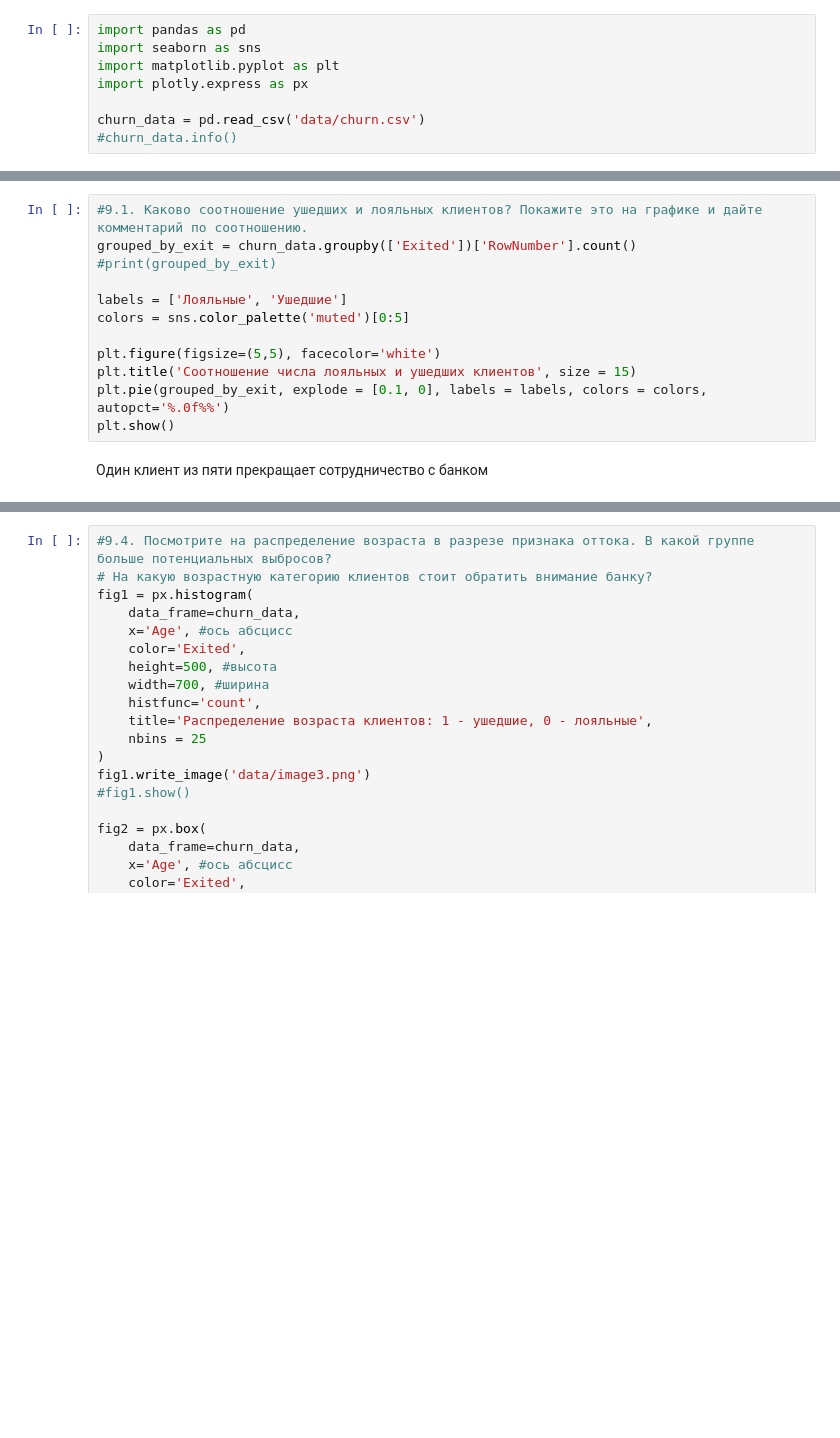
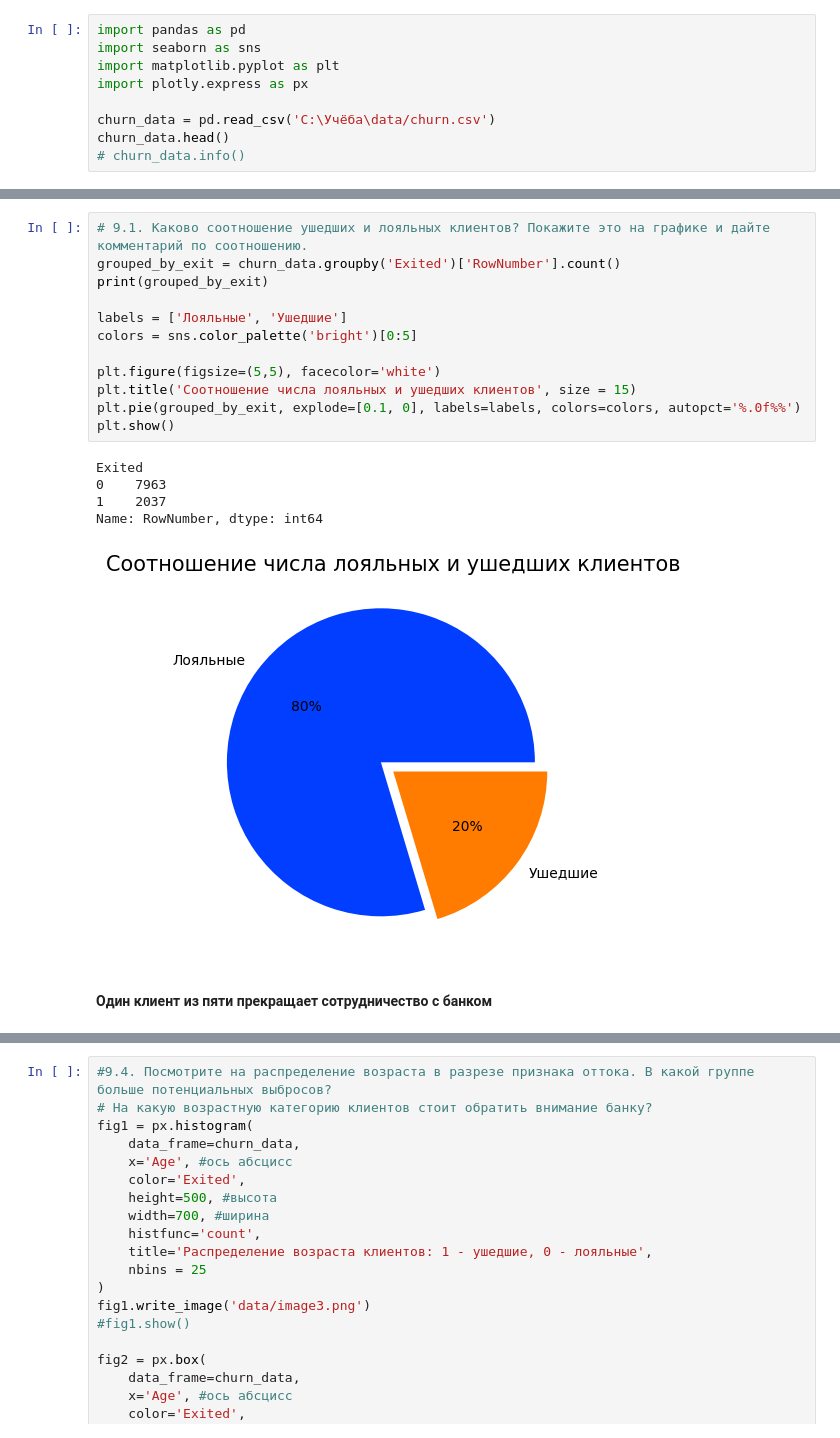
Before and after one commit to xsomxsomx/DST-1024, a Jupyter notebook: churn.ipynb, the cells around one changed output, grey strips where cells are left out. Saved outputs shown, nothing was run; the diff lists cells and outputs as text; blank space fills up the shorter version.

```diff
--- a/churn.ipynb
+++ b/churn.ipynb
@@ -4,5 +4,6 @@ import seaborn as sns
 import matplotlib.pyplot as plt
 import plotly.express as px
 
-churn_data = pd.read_csv('data/churn.csv')
-#churn_data.info()
+churn_data = pd.read_csv('C:\Учёба\data/churn.csv')
+churn_data.head()
+# churn_data.info()
@@ -9,15 +33,21 @@ churn_data = pd.read_csv('data/churn.csv')
 # %%
-#9.1. Каково соотношение ушедших и лояльных клиентов? Покажите это на графике и дайте комментарий по соотношению.
-grouped_by_exit = churn_data.groupby(['Exited'])['RowNumber'].count()
-#print(grouped_by_exit)
+# 9.1. Каково соотношение ушедших и лояльных клиентов? Покажите это на графике и дайте комментарий по соотношению.
+grouped_by_exit = churn_data.groupby('Exited')['RowNumber'].count()
+print(grouped_by_exit)
 
 labels = ['Лояльные', 'Ушедшие']
-colors = sns.color_palette('muted')[0:5]
+colors = sns.color_palette('bright')[0:5]
 
 plt.figure(figsize=(5,5), facecolor='white')
 plt.title('Соотношение числа лояльных и ушедших клиентов', size = 15)
-plt.pie(grouped_by_exit, explode = [0.1, 0], labels = labels, colors = colors, autopct='%.0f%%')
+plt.pie(grouped_by_exit, explode=[0.1, 0], labels=labels, colors=colors, autopct='%.0f%%')
 plt.show()
+# %% [output]
+Exited
+0    7963
+1    2037
+Name: RowNumber, dtype: int64
+[figure, added]
 # %% [markdown]
-Один клиент из пяти прекращает сотрудничество с банком
+**Один клиент из пяти прекращает сотрудничество с банком**
 # %%
```
Also changed, not shown: parts of 6 cells of this notebook.
